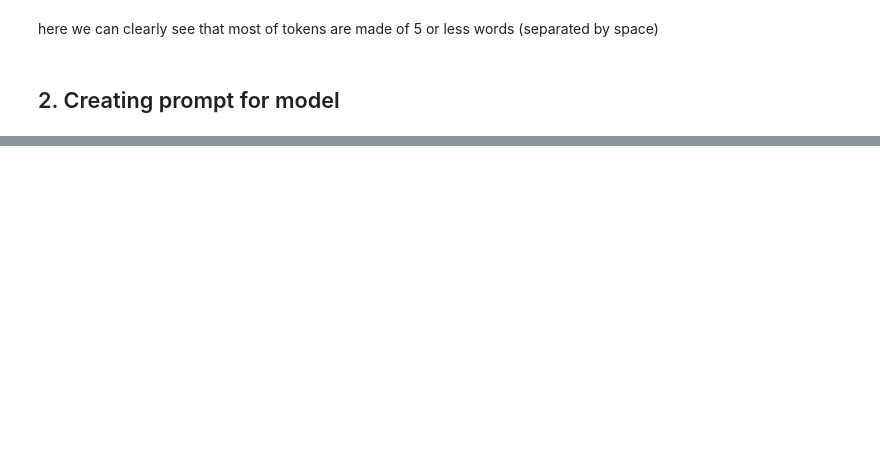
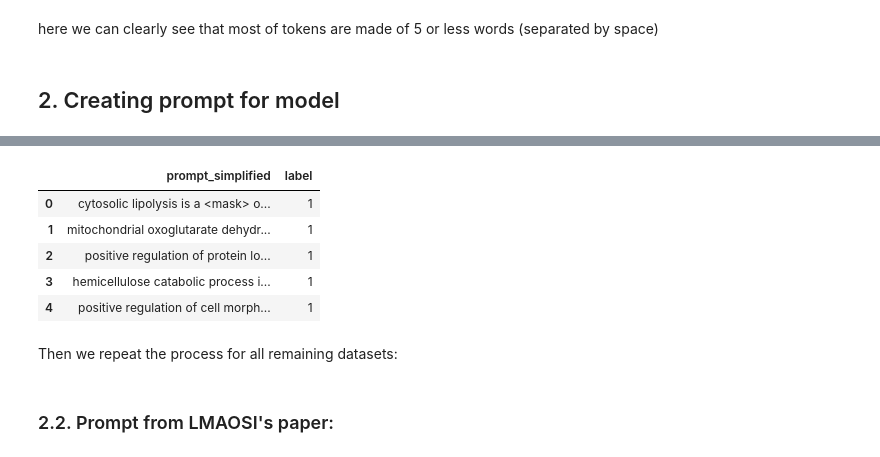
Before and after one commit to VR3ED/data-semantics-project, a Jupyter notebook: demo.ipynb, the cells around one changed output, grey strips where cells are left out. Cells and saved outputs as stored; diff of their text form; code cells hidden in the pictures; blank space fills up the shorter version.

```diff
--- a/demo.ipynb
+++ b/demo.ipynb
@@ -154,6 +283,0 @@ having prompt directly into train dataset makes it easier for train aftewards:
-# %%
-def make_prompt(row):
-    return f"{row['v_sub_concept']} is a [MASK] of {row['v_super_concept']}."
-# %%
-df_train["prompt"] = df_train.apply(make_prompt, axis=1)
-df_train[["prompt", "label"]].head()
@@ -173,2 +283,0 @@ for our first model we try using an instance of pre-trained bert:
-# %%
-model_name = "bert-base-uncased"
@@ -243,0 +290,7 @@ Recall: 0.3966996699669967
+# %%
+def make_prompt(row):
+    if model_name.startswith("bert"):
+        prompt = f"{row['v_sub_concept']} is a [MASK] of {row['v_super_concept']}."
+    elif model_name.startswith("roberta"):
+        prompt = f"{row['v_sub_concept']} is a <mask> of {row['v_super_concept']}."
+    return prompt
@@ -243,0 +317,12 @@ Recall: 0.3966996699669967
+# %%
+df_train["prompt_simplified"] = df_train.apply(make_prompt, axis=1)
+df_train[["prompt_simplified", "label"]].head()
+# %% [output]
+|  | prompt_simplified | label |
+| 0 | cytosolic lipolysis is a <mask> o... | 1 |
+| 1 | mitochondrial oxoglutarate dehydr... | 1 |
+| 2 | positive regulation of protein lo... | 1 |
+| 3 | hemicellulose catabolic process i... | 1 |
+| 4 | positive regulation of cell morph... | 1 |
+# %% [markdown]
+Then we repeat the process for all remaining datasets:
@@ -243,0 +332,2 @@ Recall: 0.3966996699669967
+# %% [markdown]
+### 2.2. Prompt from LMAOSI's paper:
```
Also changed, not shown: parts of 97 cells of this notebook, 30 other files.
